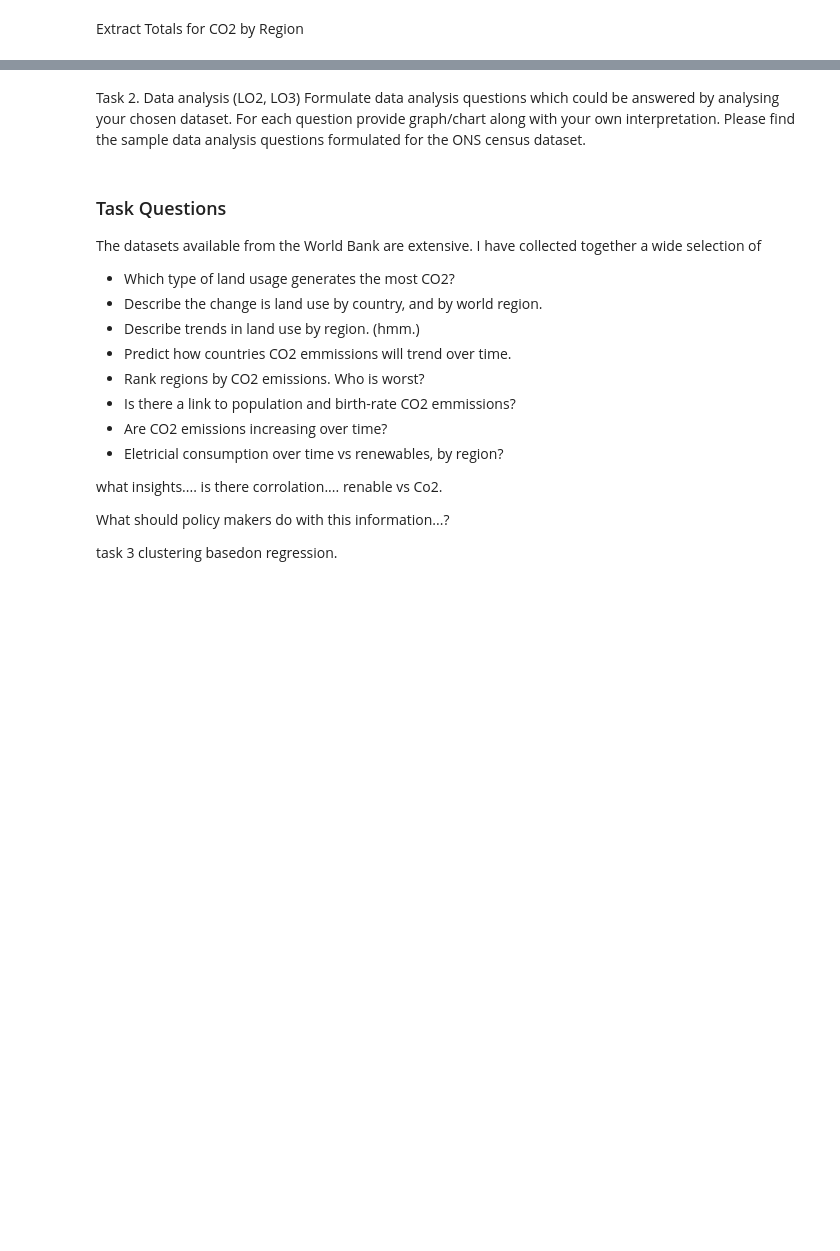
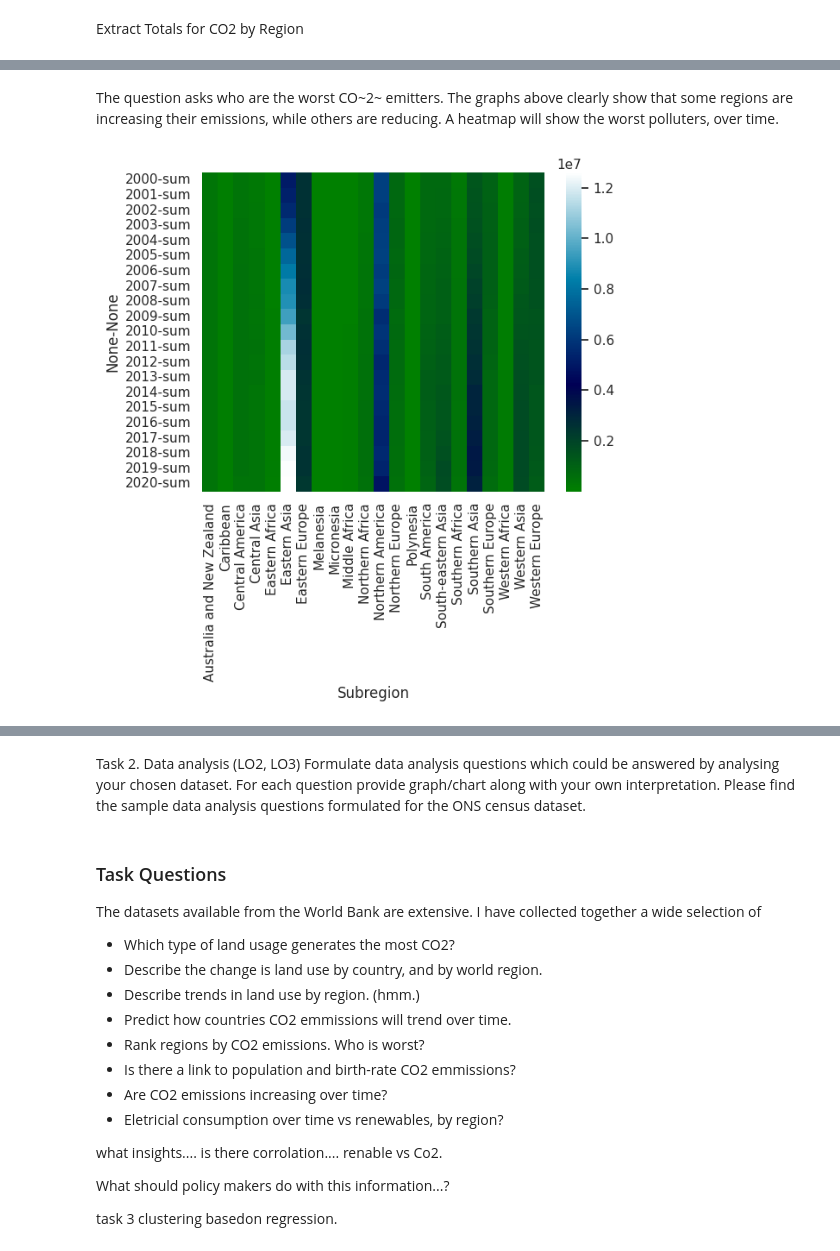
Before and after one commit to daemonchild/cardiffmet-dat4004-data-science-fundamentals, a Jupyter notebook: jupyter-notebook/WorldBankData.ipynb, the cells around one changed output, grey strips where cells are left out. Cells and saved outputs as stored; diff of their text form; code cells hidden in the pictures; blank space fills up the shorter version.

```diff
--- a/jupyter-notebook/WorldBankData.ipynb
+++ b/jupyter-notebook/WorldBankData.ipynb
@@ -701,0 +647,7 @@ Variables set in the above section:
+# %% [markdown]
+The question asks who are the worst CO~2~ emitters. The graphs above clearly show that some regions are increasing their emissions, while others are reducing. A heatmap will show the worst polluters, over time.
+# %%
+sns.set_theme()
+sns.heatmap(co2data_subregion_gb.transpose(),cmap="ocean");
+# %% [output]
+[figure, added]
```
Also changed, not shown: parts of 25 cells of this notebook, 3 other files.
